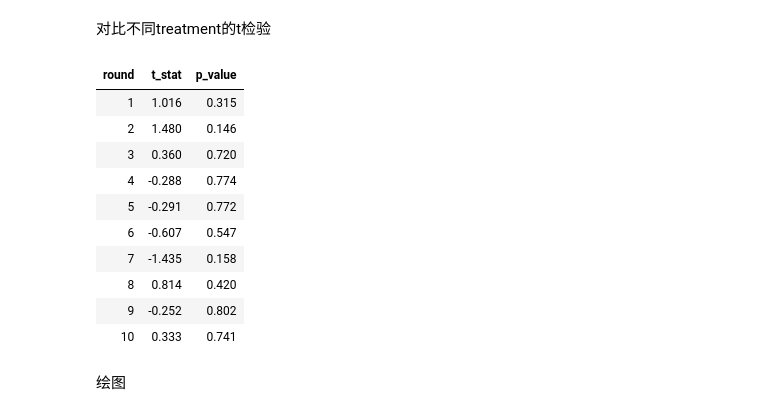
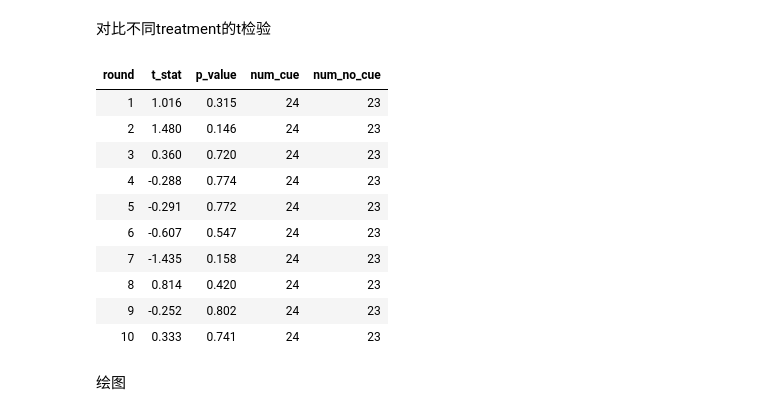
Before and after one commit to itsaquestion/otree5_common_prosperity_2, a Jupyter notebook: 数据分析/共同富裕实验数据分析.ipynb, the cells around one changed output. Saved outputs shown, nothing was run; the diff lists cells and outputs as text; code cells hidden in the pictures.

```diff
--- a/数据分析/共同富裕实验数据分析.ipynb
+++ b/数据分析/共同富裕实验数据分析.ipynb
@@ -681,39 +681,40 @@ show_no_index(mean_total_profit)
 # %%
 #| output: true
 def t_test(df, group, var):
     res = []
     # 获取round和treatment的唯一值
     unique_rounds = df[group].unique()
     unique_treatments = df['treatment'].unique()
 
     # 确保有且仅有两个treatment
     assert len(unique_treatments) == 2, "There should be exactly 2 unique treatments."
 
     # 对每个round进行两个独立样本t检验
     for r in unique_rounds:
         round_data = df[df[group] == r]
         treatment1_data = round_data[round_data['treatment'] == unique_treatments[0]][var]
         treatment2_data = round_data[round_data['treatment'] == unique_treatments[1]][var]
         t_stat, p_value = ttest_ind(treatment1_data, treatment2_data)
 
-        res.append(pd.DataFrame({group:r,'t_stat' : round(t_stat,3),'p_value':round(p_value,3)},index=[r]))
+        res.append(pd.DataFrame({group:r,'t_stat' : round(t_stat,3),'p_value':round(p_value,3),
+                                 "num_" + unique_treatments[0]:len(treatment1_data), "num_" + unique_treatments[1]:len(treatment2_data)},index=[r]))
 
         #print(f"Round {r}: t_stat = {t_stat:.2f}, p_value = {p_value:.2f}")
     return pd.concat(res,axis=0)
 
 show_no_index(t_test(tmp_df,'round','total_profit'))
 # %% [output]
-| round | t_stat | p_value |
-| 1 | 1.016 | 0.315 |
-| 2 | 1.480 | 0.146 |
-| 3 | 0.360 | 0.720 |
-| 4 | -0.288 | 0.774 |
-| 5 | -0.291 | 0.772 |
-| 6 | -0.607 | 0.547 |
-| 7 | -1.435 | 0.158 |
-| 8 | 0.814 | 0.420 |
-| 9 | -0.252 | 0.802 |
-| 10 | 0.333 | 0.741 |
+| round | t_stat | p_value | num_cue | num_no_cue |
+| 1 | 1.016 | 0.315 | 24 | 23 |
+| 2 | 1.480 | 0.146 | 24 | 23 |
+| 3 | 0.360 | 0.720 | 24 | 23 |
+| 4 | -0.288 | 0.774 | 24 | 23 |
+| 5 | -0.291 | 0.772 | 24 | 23 |
+| 6 | -0.607 | 0.547 | 24 | 23 |
+| 7 | -1.435 | 0.158 | 24 | 23 |
+| 8 | 0.814 | 0.420 | 24 | 23 |
+| 9 | -0.252 | 0.802 | 24 | 23 |
+| 10 | 0.333 | 0.741 | 24 | 23 |
 # %% [markdown]
 绘图
 # %%
```
Also changed, not shown: parts of 2 cells of this notebook, 13 other files.
